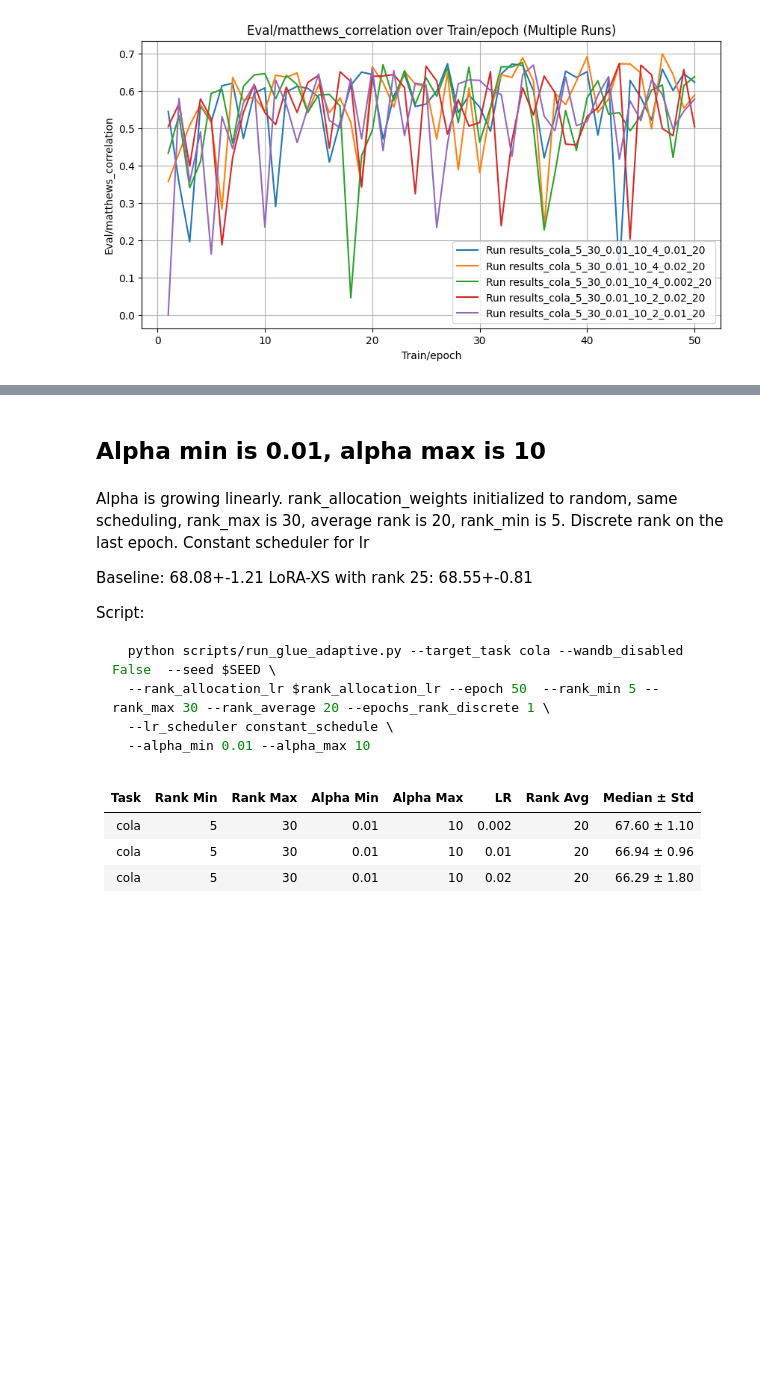
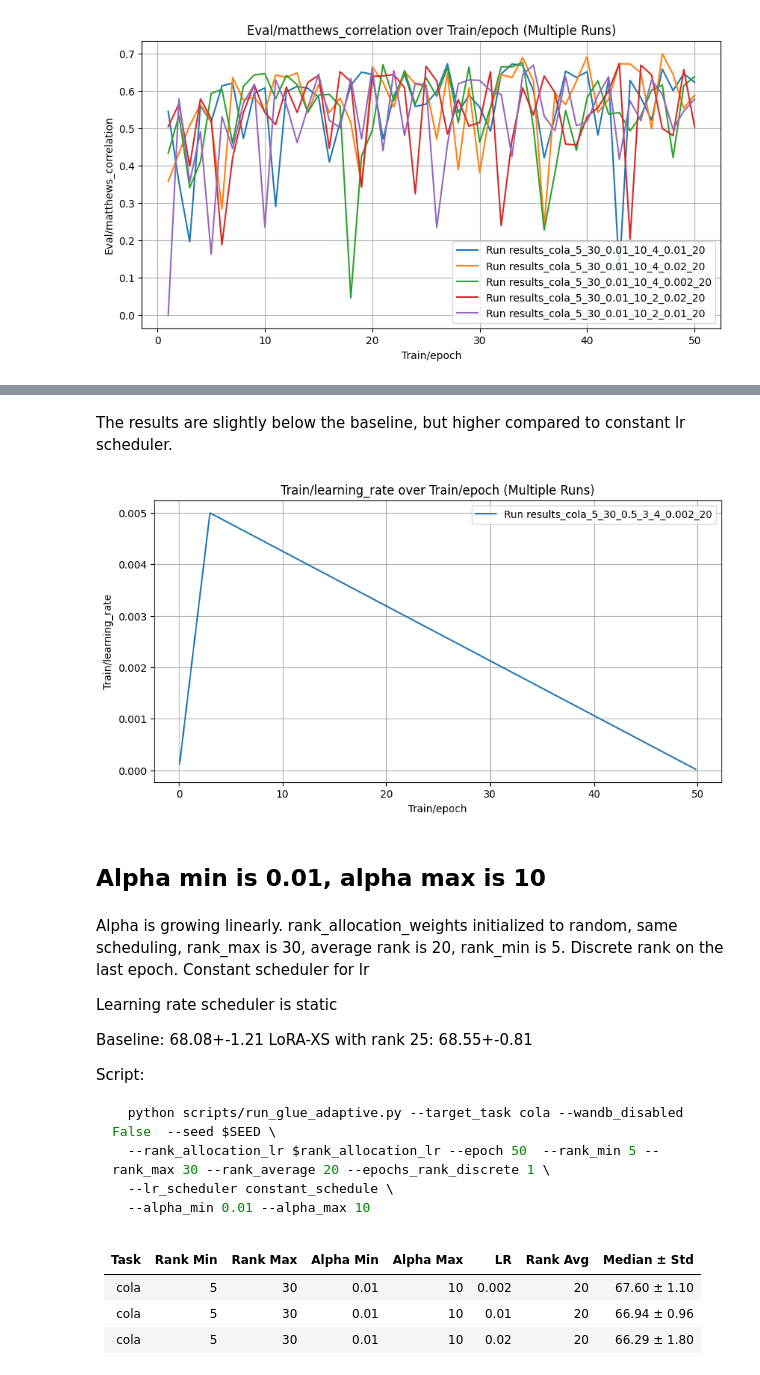
Before and after one commit to mallahova/loraxs, a Jupyter notebook: tasks/adaptive_rank_allocation/alpha/report.ipynb, the cells around one changed output, grey strips where cells are left out. Drawn from its saved outputs; the diff is of its cells as text; code cells hidden in the pictures; blank space fills up the shorter version.

```diff
--- a/tasks/adaptive_rank_allocation/alpha/report.ipynb
+++ b/tasks/adaptive_rank_allocation/alpha/report.ipynb
@@ -78,7 +97,23 @@ fetch_and_plot_wandb_runs(
+# %% [markdown]
+The results are slightly below the baseline, but higher compared to constant lr scheduler.
+# %%
+fetch_and_plot_wandb_runs(
+    entity="mallahova",
+    project="adalora_alpha",
+    metric="train/learning_rate",
+    x_axis="train/epoch",
+    interactive=INTERACTIVE_CHARTS,
+    num_runs=1,
+    date_after=datetime(2025,5,11)
+)
+# %% [output]
+[figure, added]
 # %% [markdown]
 ## Alpha min is 0.01, alpha max is 10
 # %% [markdown]
 Alpha is growing linearly. rank_allocation_weights initialized to random, same scheduling, rank_max is 30, average rank is 20, rank_min is 5. Discrete rank on the last epoch. Constant scheduler for lr
+
+Learning rate scheduler is static
 
 Baseline: 68.08+-1.21
 LoRA-XS with rank 25: 68.55+-0.81
```
Also changed, not shown: parts of 21 cells of this notebook, 17 other files.
